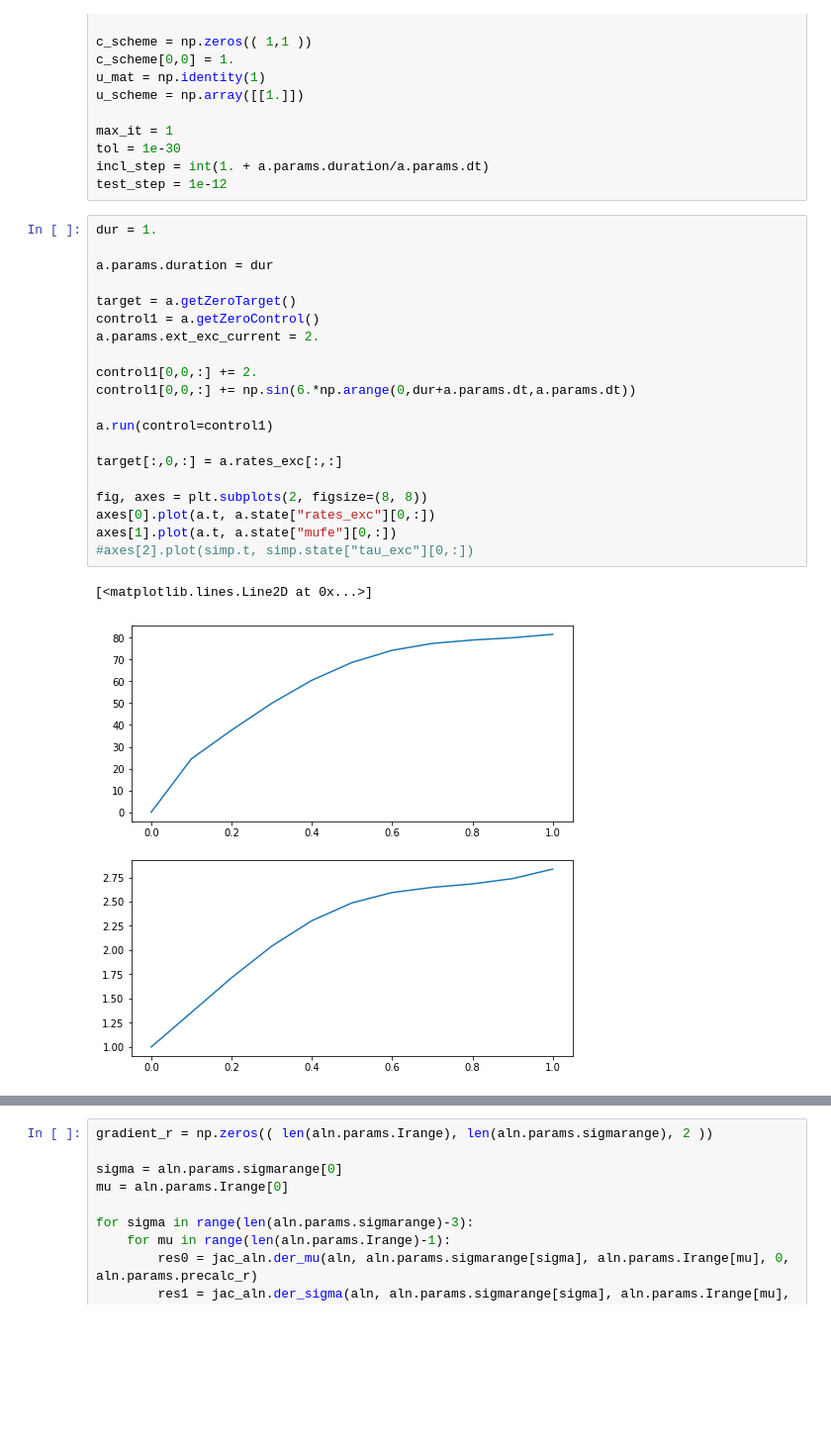
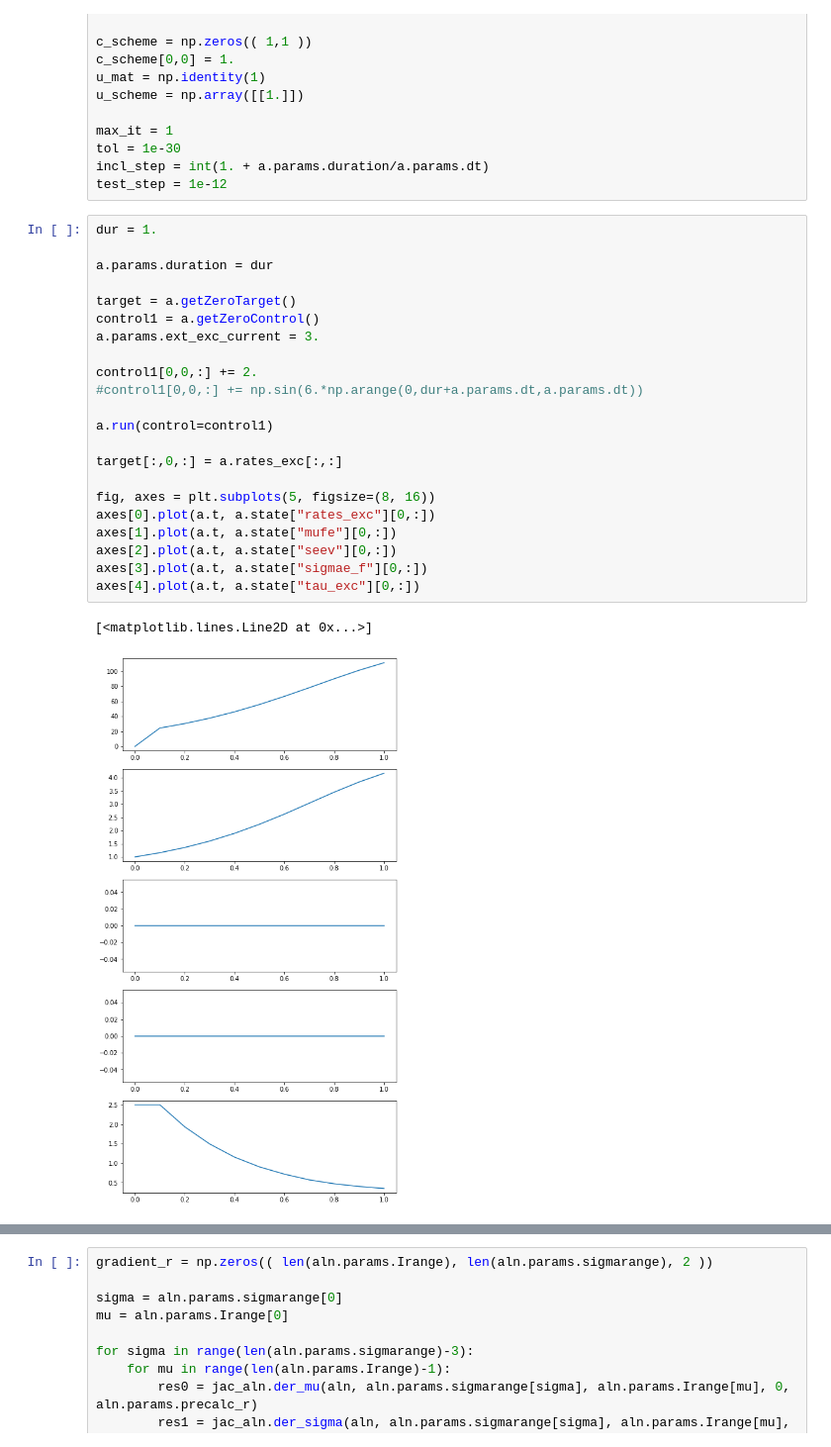
Before and after one commit to lenasal/neurolib, a Jupyter notebook: simp/e.ipynb, the cells around one changed output, grey strips where cells are left out. Shown at 99% size. Drawn from its saved outputs; the diff is of its cells as text; blank space fills up the shorter version.

Commit message:
include seev and sigma

```diff
--- a/simp/e.ipynb
+++ b/simp/e.ipynb
@@ -35,26 +35,28 @@ test_step = 1e-12
 # %%
 dur = 1.
 
 a.params.duration = dur
 
 target = a.getZeroTarget()
 control1 = a.getZeroControl()
-a.params.ext_exc_current = 2.
+a.params.ext_exc_current = 3.
 
 control1[0,0,:] += 2.
-control1[0,0,:] += np.sin(6.*np.arange(0,dur+a.params.dt,a.params.dt))
+#control1[0,0,:] += np.sin(6.*np.arange(0,dur+a.params.dt,a.params.dt))
 
 a.run(control=control1)
 
 target[:,0,:] = a.rates_exc[:,:]
 
-fig, axes = plt.subplots(2, figsize=(8, 8))
+fig, axes = plt.subplots(5, figsize=(8, 16))
 axes[0].plot(a.t, a.state["rates_exc"][0,:])
 axes[1].plot(a.t, a.state["mufe"][0,:])
-#axes[2].plot(simp.t, simp.state["tau_exc"][0,:])
+axes[2].plot(a.t, a.state["seev"][0,:])
+axes[3].plot(a.t, a.state["sigmae_f"][0,:])
+axes[4].plot(a.t, a.state["tau_exc"][0,:])
 # %% [output]
 [<matplotlib.lines.Line2D at 0x...>]
-[figure, old version]
+[figure, new version]
 # %%
 max_cntrl = 10. * 5.
 start_step = 10.
```
Also changed, not shown: parts of 5 cells of this notebook, 7 other files.
